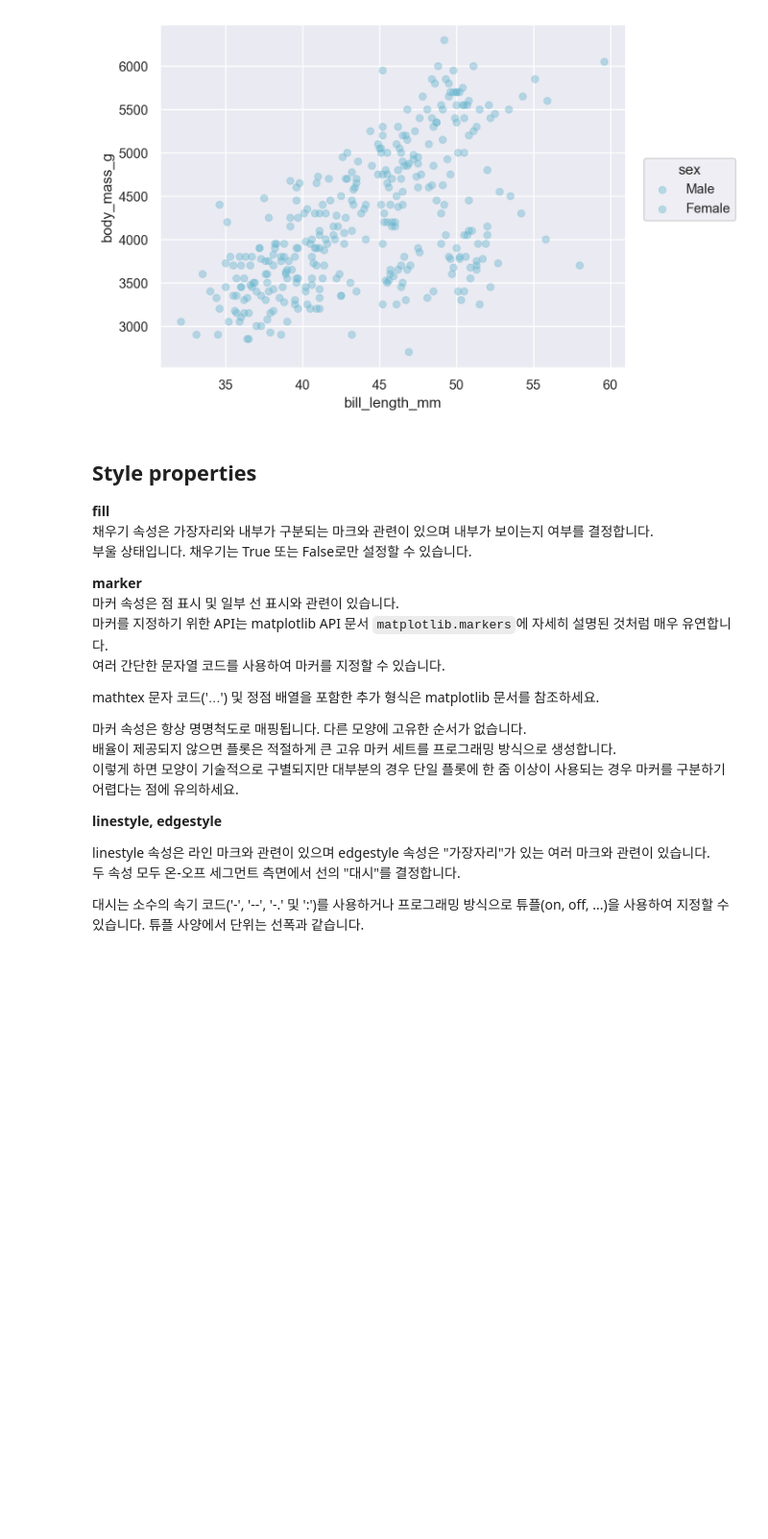
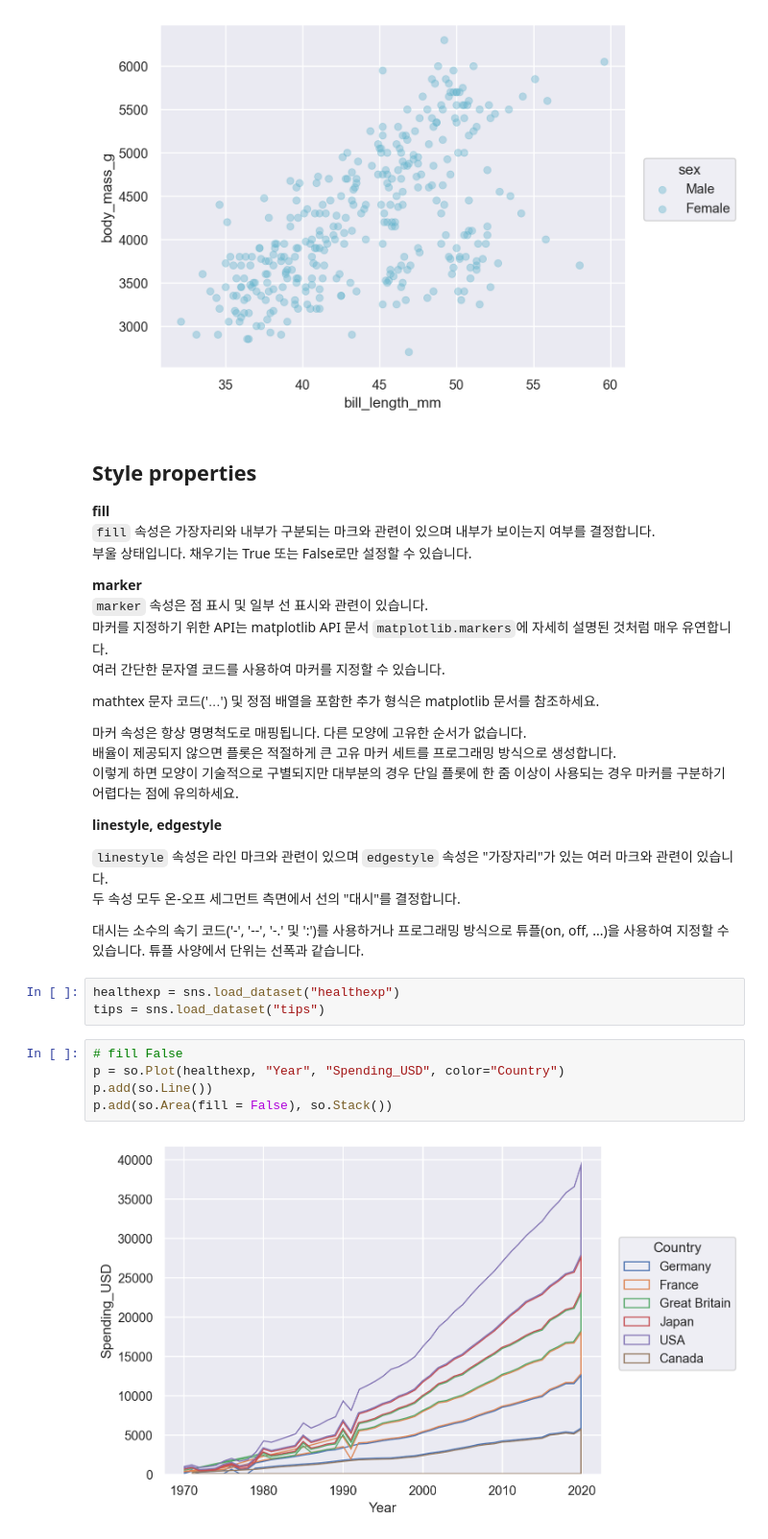
Before and after one commit to jhwn533/Pallet-Town, a Jupyter notebook: Properties of Mark objects.ipynb, the cells around one changed output. Shown at 96% size. Cells and saved outputs as stored; diff of their text form; blank space fills up the shorter version.

```diff
--- a/Properties of Mark objects.ipynb
+++ b/Properties of Mark objects.ipynb
@@ -95,11 +95,11 @@ p.add(so.Bars(), so.Hist(), color="clarity")
 ## Style properties
 
 **fill**
-채우기 속성은 가장자리와 내부가 구분되는 마크와 관련이 있으며 내부가 보이는지 여부를 결정합니다.
+`fill` 속성은 가장자리와 내부가 구분되는 마크와 관련이 있으며 내부가 보이는지 여부를 결정합니다.
 부울 상태입니다. 채우기는 True 또는 False로만 설정할 수 있습니다.
 
 **marker**
-마커 속성은 점 표시 및 일부 선 표시와 관련이 있습니다.
+`marker` 속성은 점 표시 및 일부 선 표시와 관련이 있습니다.
 마커를 지정하기 위한 API는 matplotlib API 문서 `matplotlib.markers`에 자세히 설명된 것처럼 매우 유연합니다.
 여러 간단한 문자열 코드를 사용하여 마커를 지정할 수 있습니다.
 
@@ -111,7 +111,17 @@ mathtex 문자 코드('$...$') 및 정점 배열을 포함한 추가 형식은 m
 
 **linestyle, edgestyle**
 
-linestyle 속성은 라인 마크와 관련이 있으며 edgestyle 속성은 "가장자리"가 있는 여러 마크와 관련이 있습니다.
+`linestyle` 속성은 라인 마크와 관련이 있으며 `edgestyle` 속성은 "가장자리"가 있는 여러 마크와 관련이 있습니다.
 두 속성 모두 온-오프 세그먼트 측면에서 선의 "대시"를 결정합니다.
 
 대시는 소수의 속기 코드('-', '--', '-.' 및 ':')를 사용하거나 프로그래밍 방식으로 튜플(on, off, ...)을 사용하여 지정할 수 있습니다. 튜플 사양에서 단위는 선폭과 같습니다.
+# %%
+healthexp = sns.load_dataset("healthexp")
+tips = sns.load_dataset("tips")
+# %%
+# fill False
+p = so.Plot(healthexp, "Year", "Spending_USD", color="Country")
+p.add(so.Line())
+p.add(so.Area(fill = False), so.Stack())
+# %% [output]
+[figure, added]
```
Also changed, not shown: parts of 9 cells of this notebook.
